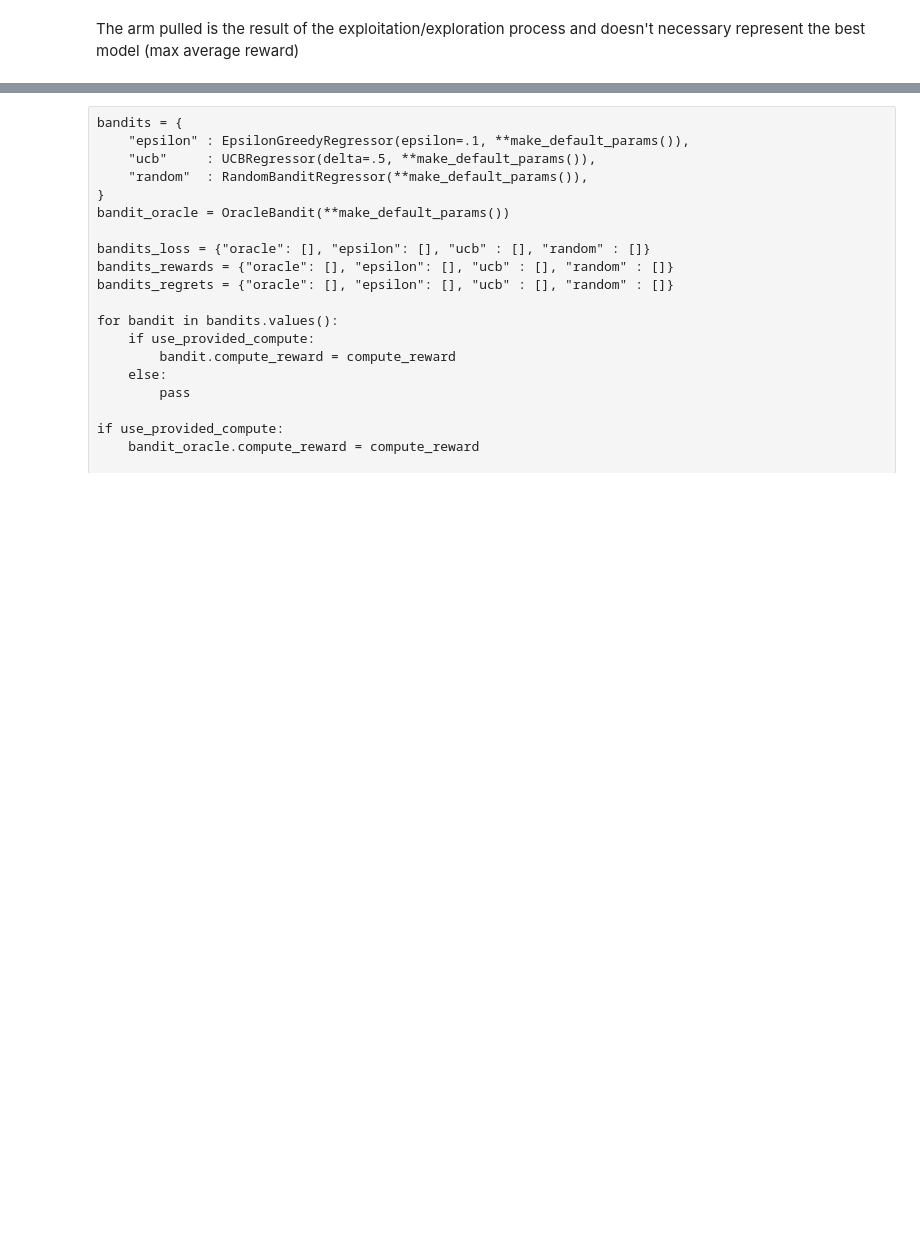
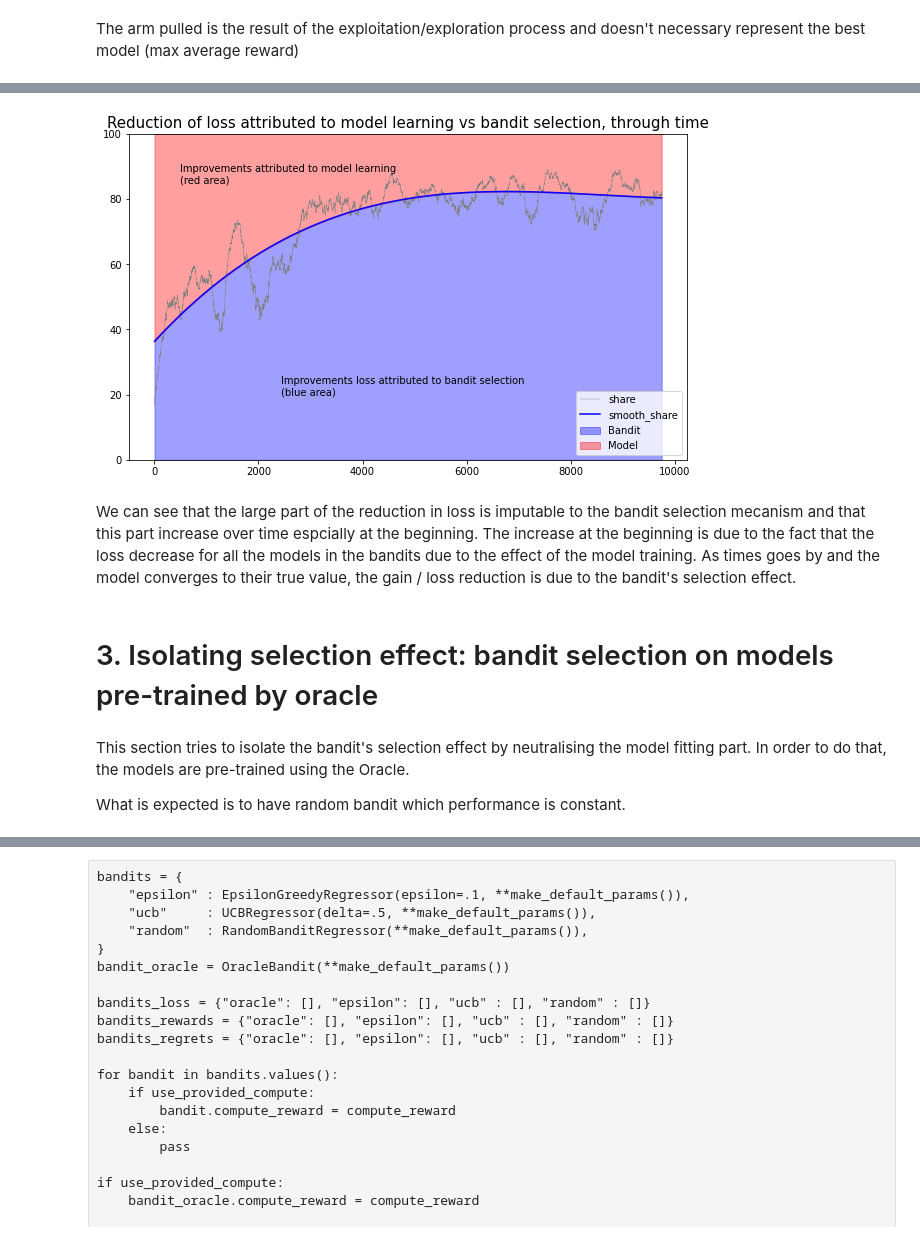
Before and after one commit to etiennekintzler/workbench, a Jupyter notebook: Clean_Bandits.ipynb, the cells around one changed output, grey strips where cells are left out. Cells and saved outputs as stored; diff of their text form; code cells hidden in the pictures; blank space fills up the shorter version.

```diff
--- a/Clean_Bandits.ipynb
+++ b/Clean_Bandits.ipynb
@@ -274,2 +260,0 @@ def make_compare_bandit_models_df(metric_values_df, rolling_value=250, smoothing
-# %%
-selection_effect = make_compare_bandit_models_df(metric_values_df, rolling_value=300, smoothing_degree=2)
@@ -305,9 +260,0 @@ ax = make_compare_area_plot(selection_effect)
-# %%
-d_params = make_default_params()
-bandit_oracle = OracleBandit(**d_params)
-
-for i, (x, y) in tqdm.tqdm(enumerate(make_stream(dataset))):
-    oracle_pred = bandit_oracle.predict_one(x, y)
-    bandit_oracle.learn_one(x=x, y=y)
-    if i >= 1000:
-        break
@@ -319,16 +260,0 @@ pd.DataFrame(bandit_oracle.metric_values).mean().plot(kind="bar")
-# %%
-bandits_select = {
-    "epsilon" : EpsilonGreedyRegressor(epsilon=.1, **d_params),
-
-    "random"  : RandomBanditRegressor(**d_params),
-    "ucb"     : UCBRegressor(delta=None, explore_each_arm=0, **d_params),
-}
-bandits_rewards = {key:[] for key in bandits}
-
-for i, (x, y) in tqdm.tqdm(enumerate(make_stream(dataset))):
-
-    for bandit_label, bandit in bandits_select.items():
-        y_pred = bandit.predict_one(x=x)
-        bandit.learn_one(x=x, y=y, update_model=False)
-        reward = bandit_oracle._compute_scaled_reward(y_pred=y_pred, y_true=y, update_scaler=False)
-        bandits_rewards[bandit_label] += [reward]
@@ -376,3 +260,0 @@ metric_values_df = pd.DataFrame(metric_values_dict)
-# %%
-selection_effect = make_compare_bandit_models_df(metric_values_df, rolling_value=300, smoothing_degree=4)
-make_compare_area_plot(selection_effect)
@@ -404,0 +325,13 @@ pd.DataFrame({"original": {feature_name:beta
+# %%
+selection_effect = make_compare_bandit_models_df(metric_values_df, rolling_value=250, smoothing_degree=3)
+ax = make_compare_area_plot(selection_effect)
+# %% [output]
+[figure, added]
+# %% [markdown]
+We can see that the large part of the reduction in loss is imputable to the bandit selection mecanism and that this part increase over time espcially at the beginning. The increase at the beginning is due to the fact that the loss decrease for all the models in the bandits due to the effect of the model training. As times goes by and the model converges to their true value, the gain / loss reduction is due to the bandit's selection effect.
+# %% [markdown]
+# 3. Isolating selection effect: bandit selection on models pre-trained by oracle
+# %% [markdown]
+This section tries to isolate the bandit's selection effect by neutralising the model fitting part. In order to do that, the models are pre-trained using the Oracle.
+
+What is expected is to have random bandit which performance is constant.
```
Also changed, not shown: parts of 43 cells of this notebook.
